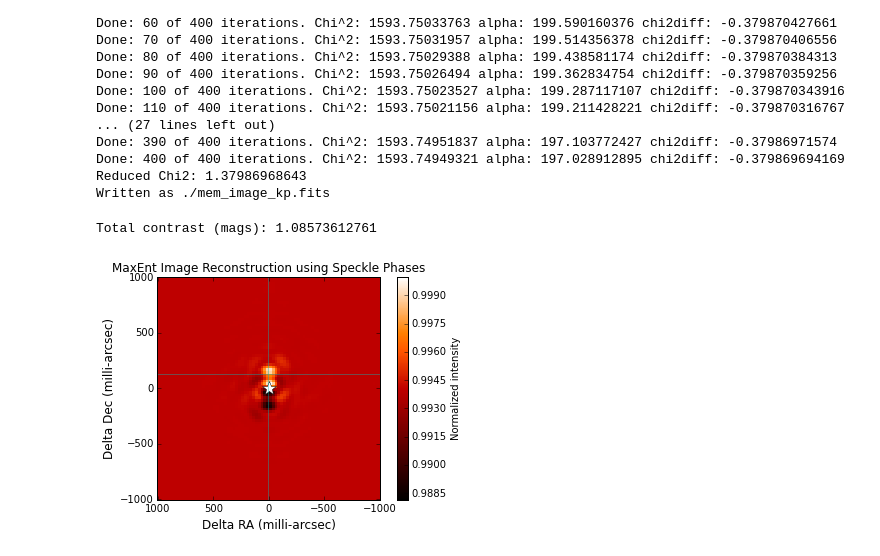
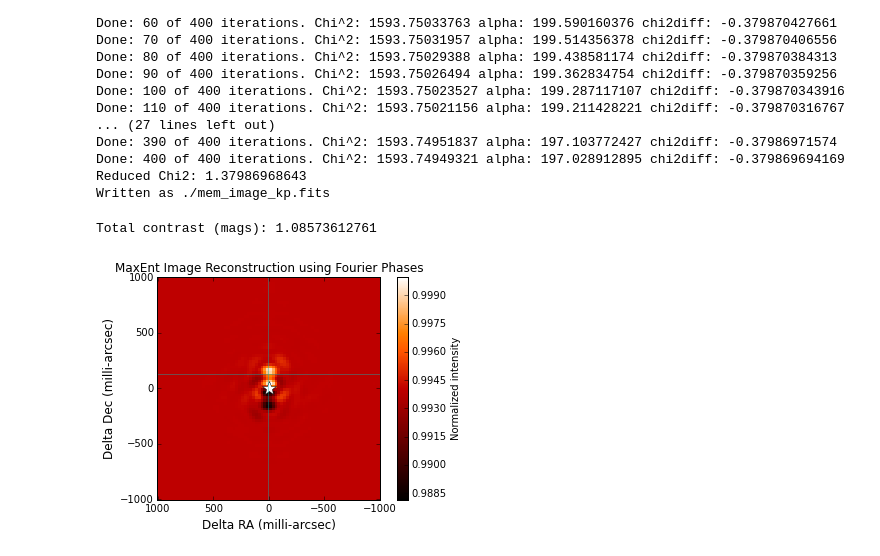
Before and after one commit to benjaminpope/pysco, a Jupyter notebook: analysis.ipynb, the cells around one changed output. Saved outputs shown, nothing was run; the diff lists cells and outputs as text; code cells hidden in the pictures.

```diff
--- a/analysis.ipynb
+++ b/analysis.ipynb
@@ -315,11 +315,16 @@ from imaging import *
 %matplotlib inline
 
 '''defaults'''
-
-imsize = 80
-alpha = 2.5
-gain = 0.0001
-prior = np.ones(imsize**2)/imsize**2.0
+if no_kp:
+    imsize = 80
+    alpha = 2.5
+    gain = 0.0001
+    prior = np.ones(imsize**2)/imsize**2.0
+else:
+    imsize = 80
+    alpha = 2.5
+    gain = 0.0001
+    prior = np.ones(imsize**2)/imsize**2.0
 
 # xx,yy= np.meshgrid(np.arange(imsize)-imsize/2.,np.arange(imsize)-imsize/2.)
 # rr = np.sqrt(xx**2. + yy**2.)
@@ -365,25 +370,25 @@ Written as ./mem_image_kp.fits
 # %%
 '''--------------------------------
 the rest is a plot
 --------------------------------'''
 
 bestfit = np.array([131.377*np.cos(np.pi/180.*85.98),131.377*np.sin(np.pi/180.*85.98)])
 
 plt.imshow(im/im.max(), interpolation='nearest',cmap=plt.get_cmap('gist_heat'),extent=trial.extent)
 plt.colorbar(label='Normalized intensity')
 plt.plot(0,0,'w*', ms=15)
 plt.axis(trial.extent)
 plt.axhline(bestfit[1],color='c',alpha=0.4)
 plt.axvline(bestfit[0],color='c',alpha=0.4)
 # plt.plot(bestfit[0],bestfit[1],'cs',alpha=0.8)
 plt.xlabel('Delta RA (milli-arcsec)', fontsize='large')
 plt.ylabel('Delta Dec (milli-arcsec)', fontsize='large')
 if no_kp:
-    plt.title('MaxEnt Image Reconstruction using Speckle Phases')
+    plt.title('MaxEnt Image Reconstruction using Fourier Phases')
 else:
     plt.title('MaxEnt Image Reconstruction using Kernel Phases')
 print "Total contrast (mags): " + str(-2.5*np.log10(np.sum(trial.pm)))
 plt.show()
 # %% [output]
 Total contrast (mags): 1.08573612761
-[figure, old version]
+[figure, new version]
```
Also changed, not shown: parts of 1 cell of this notebook, 5 other files.
